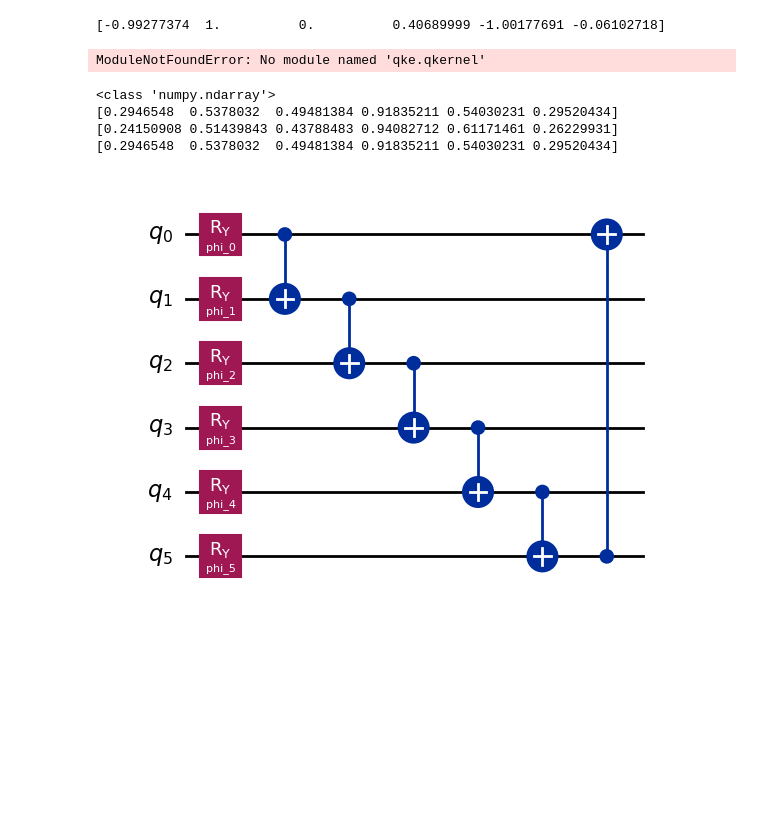
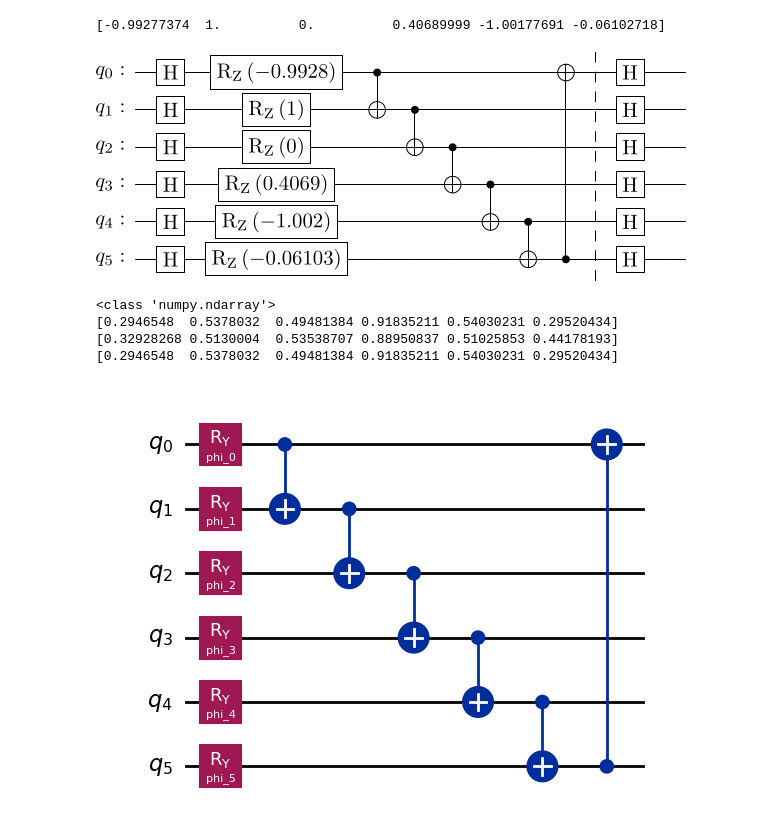
Before and after one commit to fdamore/QK, a Jupyter notebook: notebooks/validation.ipynb, the cells around one changed output. Cells and saved outputs as stored; diff of their text form; code cells hidden in the pictures; blank space fills up the shorter version.

```diff
--- a/notebooks/validation.ipynb
+++ b/notebooks/validation.ipynb
@@ -28,12 +31,14 @@ print(X_value)
 # %% [output]
 [-0.99277374  1.          0.          0.40689999 -1.00177691 -0.06102718]
 # %%
-from qke.qkernel import qEncoding
+from qke.CircuitContainer import CircuitContainer
 
-my_q_assigned = qEncoding(q_template, X_value)
-my_q_assigned.draw('mpl')
+CircuitContainer.qEncoding
+
+my_q_assigned = CircuitContainer.qEncoding(q_template, X_value)
+my_q_assigned.draw('latex')
 # %% [output]
-ModuleNotFoundError: No module named 'qke.qkernel'
+[figure, added]
 # %%
 from qke.QMeasures import QMeasures
 
@@ -49,7 +54,7 @@ print(c)
 # %% [output]
 <class 'numpy.ndarray'>
 [0.2946548  0.5378032  0.49481384 0.91835211 0.54030231 0.29520434]
-[0.24150908 0.51439843 0.43788483 0.94082712 0.61171461 0.26229931]
+[0.32928268 0.5130004  0.53538707 0.88950837 0.51025853 0.44178193]
 [0.2946548  0.5378032  0.49481384 0.91835211 0.54030231 0.29520434]
 # %%
 q_template_polar = Circuits.y_encoded(6)
```
Also changed, not shown: parts of 13 cells of this notebook, 1 other file.
